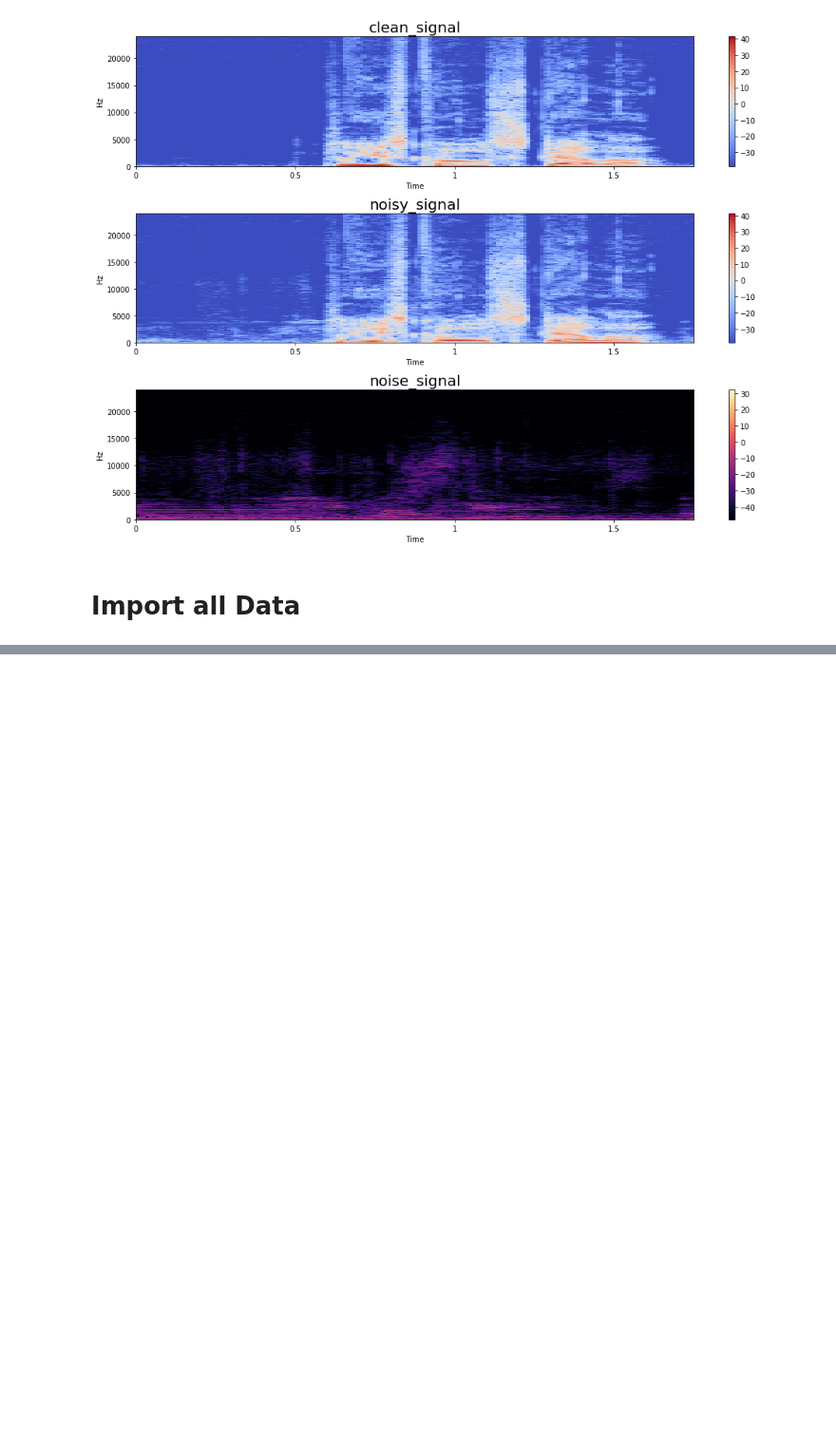
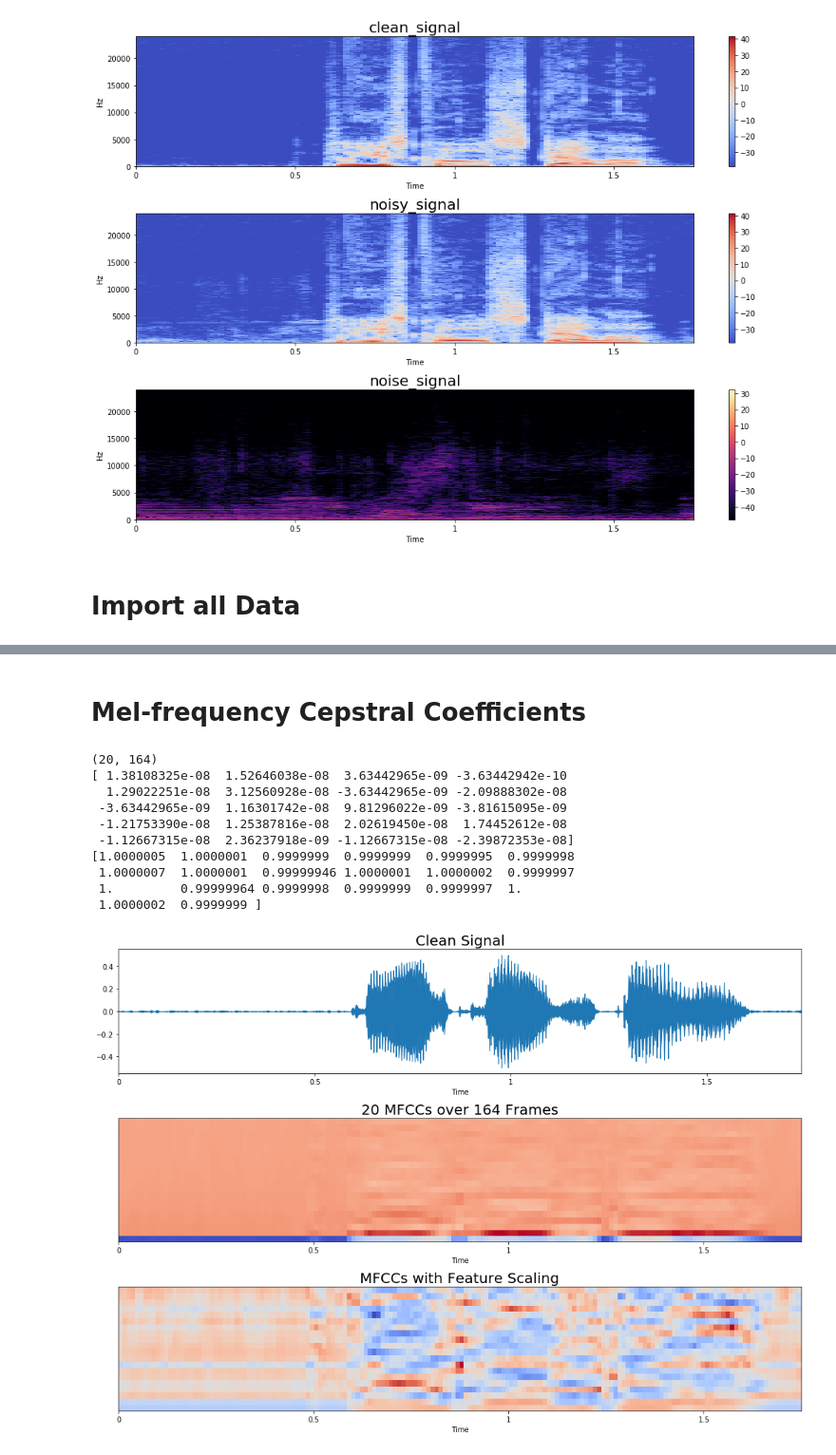
Before and after one commit to Appy011/are_you_dirty_enough, a Jupyter notebook: src/pre_processing.ipynb, the cells around one changed output, grey strips where cells are left out. Shown at 95% size. Drawn from its saved outputs; the diff is of its cells as text; code cells hidden in the pictures; blank space fills up the shorter version.

```diff
--- a/src/pre_processing.ipynb
+++ b/src/pre_processing.ipynb
@@ -137,0 +226,41 @@ noisy_data = grab_data('noisy_testset_wav')
+# %% [markdown]
+# Mel-frequency Cepstral Coefficients
+# %%
+mfccs = librosa.feature.mfcc(x_clean, sr=sr_clean)
+mfccs_sk = sklearn.preprocessing.scale(mfccs, axis=1)
+print(mfccs.shape)
+print(mfccs_sk.mean(axis=1))
+print(mfccs_sk.var(axis=1))
+
+
+#Displaying  the MFCCs:
+
+plt.figure(figsize=(14,10))
+
+plt.subplot(3,1,1)
+librosa.display.waveplot(x_clean, sr_clean)
+plt.title('Clean Signal', fontsize=20)
+
+plt.subplot(3,1,2)
+librosa.display.specshow(mfccs, sr=sr_clean, x_axis='time')
+plt.title('20 MFCCs over 164 Frames', fontsize=20)
+
+plt.subplot(3,1,3)
+librosa.display.specshow(mfccs_sk, sr=sr_clean, x_axis='time')
+plt.title('MFCCs with Feature Scaling', fontsize=20)
+
+plt.tight_layout();
+
+# plt.savefig('mfcc.png');
+# %% [output]
+(20, 164)
+[ 1.38108325e-08  1.52646038e-08  3.63442965e-09 -3.63442942e-10
+  1.29022251e-08  3.12560928e-08 -3.63442965e-09 -2.09888302e-08
+ -3.63442965e-09  1.16301742e-08  9.81296022e-09 -3.81615095e-09
+ -1.21753390e-08  1.25387816e-08  2.02619450e-08  1.74452612e-08
+ -1.12667315e-08  2.36237918e-09 -1.12667315e-08 -2.39872353e-08]
+[1.0000005  1.0000001  0.9999999  0.9999999  0.9999995  0.9999998
+ 1.0000007  1.0000001  0.99999946 1.0000001  1.0000002  0.9999997
+ 1.         0.99999964 0.9999998  0.9999999  0.9999997  1.
+ 1.0000002  0.9999999 ]
+[figure, added]
```
Also changed, not shown: parts of 12 cells of this notebook, 5 other files.
